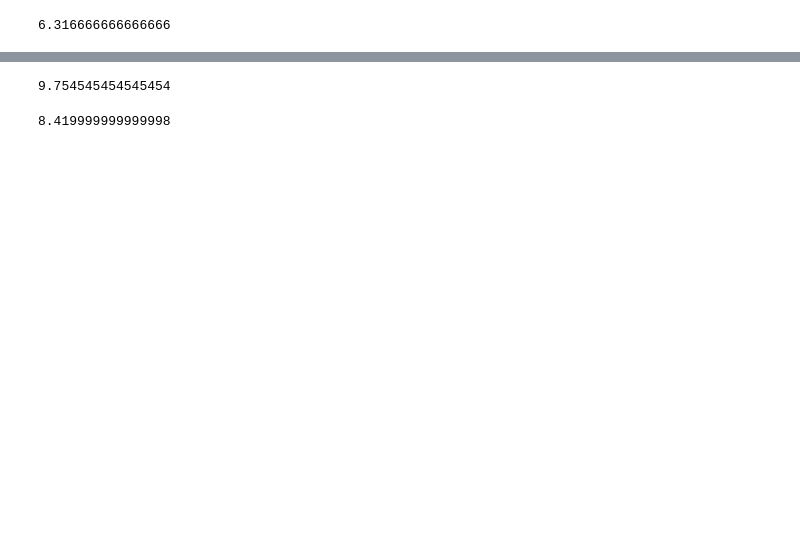
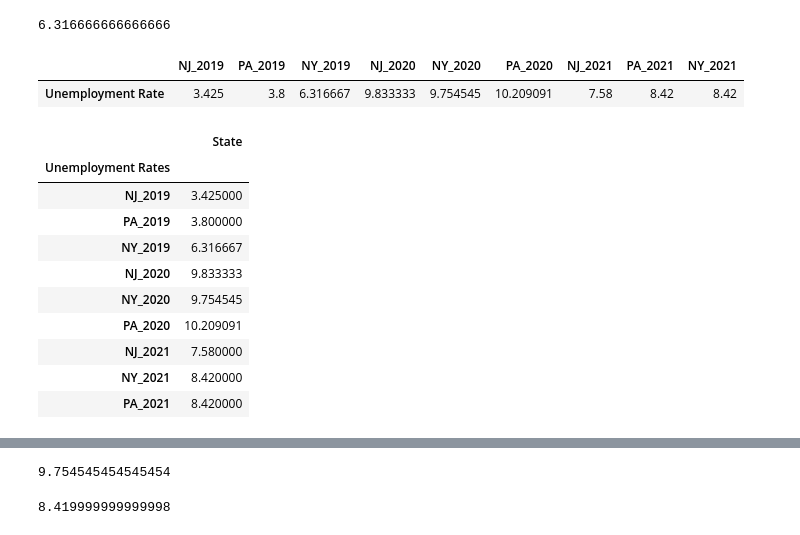
Before and after one commit to meetk5/Team-Project1, a Jupyter notebook: Unemployment_Comparison_between_NJ_NY_PA.py.ipynb, the cells around one changed output, grey strips where cells are left out. Saved outputs shown, nothing was run; the diff lists cells and outputs as text; code cells hidden in the pictures; blank space fills up the shorter version.

```diff
--- a/Unemployment_Comparison_between_NJ_NY_PA.py.ipynb
+++ b/Unemployment_Comparison_between_NJ_NY_PA.py.ipynb
@@ -278,3 +278,26 @@ ny_2019= np.mean(ny_2019)
 ny_2019
 # %% [output]
 6.316666666666666
+# %%
+te_df=pd.DataFrame({"NJ_2019":nj_2019, "PA_2019":pa_2019, "NY_2019":ny_2019, "NJ_2020":nj_2020, "NY_2020":ny_2020, "PA_2020":pa_2020,
+                    "NJ_2021":nj_2021, "PA_2021":pa_2021, "NY_2021":ny_2021}, index=["Unemployment Rate"])
+te_df
+# %% [output]
+|  | NJ_2019 | PA_2019 | NY_2019 | NJ_2020 | NY_2020 | PA_2020 | NJ_2021 | PA_2021 | NY_2021 |
+| Unemployment Rate | 3.425 | 3.8 | 6.316667 | 9.833333 | 9.754545 | 10.209091 | 7.58 | 8.42 | 8.42 |
+# %%
+state_df_transposed=state_df.T
+state_df_transposed.index.name="Unemployment Rates"
+state_df_transposed
+# %% [output]
+|  | State |
+| Unemployment Rates |  |
+| NJ_2019 | 3.425000 |
+| PA_2019 | 3.800000 |
+| NY_2019 | 6.316667 |
+| NJ_2020 | 9.833333 |
+| NY_2020 | 9.754545 |
+| PA_2020 | 10.209091 |
+| NJ_2021 | 7.580000 |
+| NY_2021 | 8.420000 |
+| PA_2021 | 8.420000 |
```
Also changed, not shown: parts of 8 cells of this notebook.
